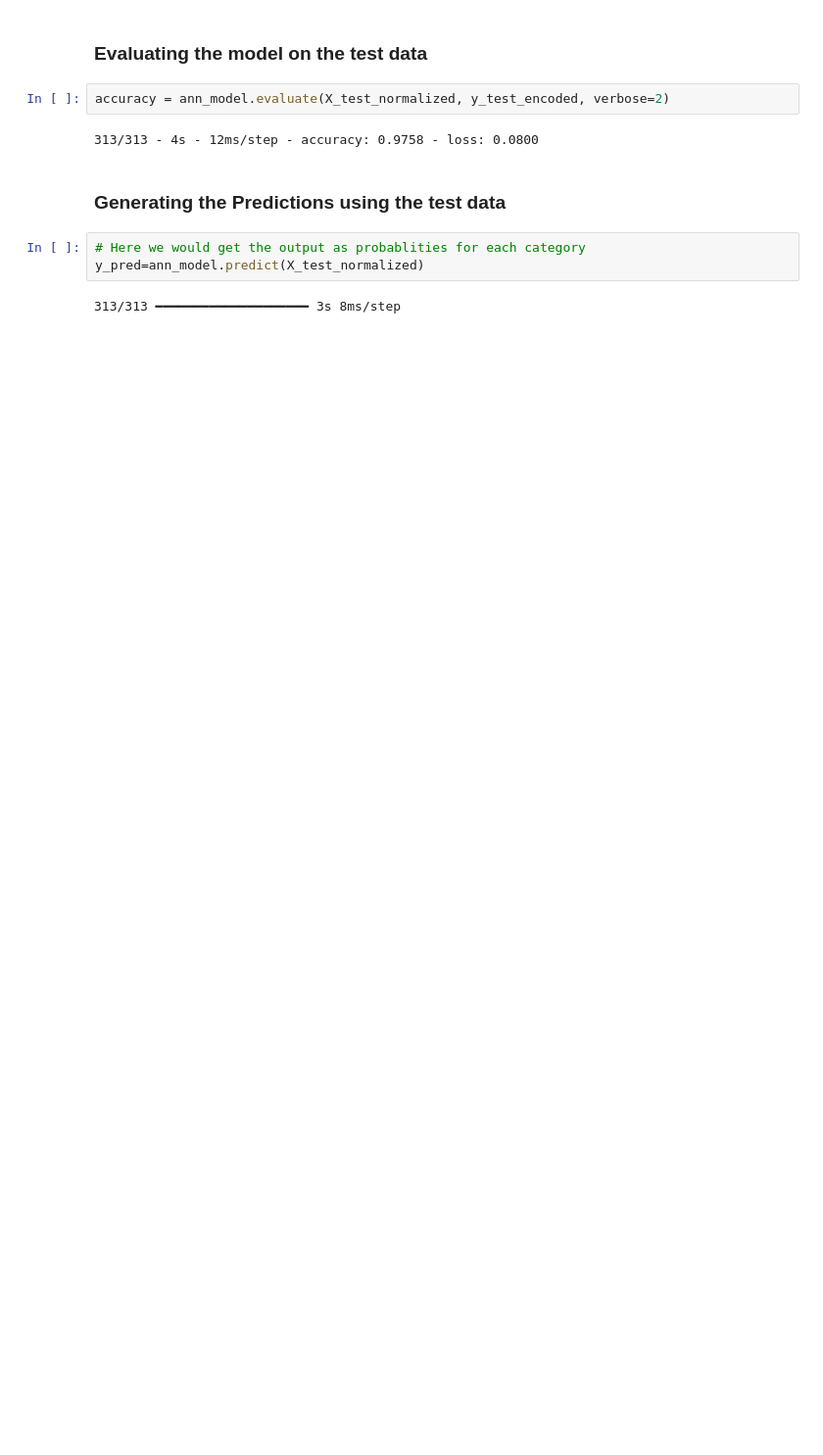
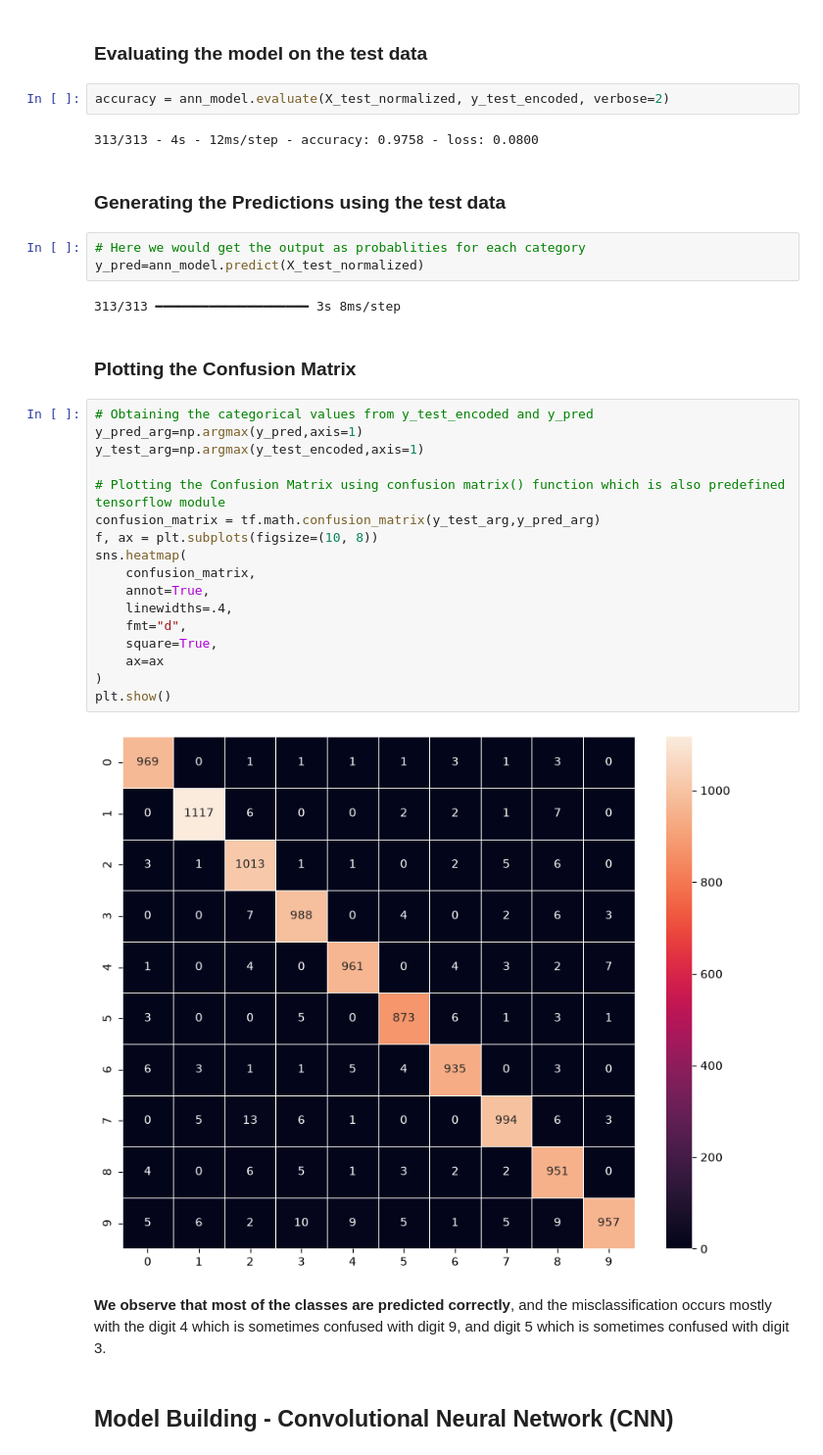
Before and after one commit to dennisumoh325/MNIST_Classification, a Jupyter notebook: MNIST_Image_Classification.ipynb, the cells around one changed output. Shown at 98% size. Drawn from its saved outputs; the diff is of its cells as text; blank space fills up the shorter version.

Commit message:
confusion matrix

```diff
--- a/MNIST_Image_Classification.ipynb
+++ b/MNIST_Image_Classification.ipynb
@@ -207,3 +207,28 @@ accuracy = ann_model.evaluate(X_test_normalized, y_test_encoded, verbose=2)
 y_pred=ann_model.predict(X_test_normalized)
 # %% [output]
 313/313 ━━━━━━━━━━━━━━━━━━━━ 3s 8ms/step
+# %% [markdown]
+### **Plotting the Confusion Matrix**
+# %%
+# Obtaining the categorical values from y_test_encoded and y_pred
+y_pred_arg=np.argmax(y_pred,axis=1)
+y_test_arg=np.argmax(y_test_encoded,axis=1)
+
+# Plotting the Confusion Matrix using confusion matrix() function which is also predefined tensorflow module
+confusion_matrix = tf.math.confusion_matrix(y_test_arg,y_pred_arg)
+f, ax = plt.subplots(figsize=(10, 8))
+sns.heatmap(
+    confusion_matrix,
+    annot=True,
+    linewidths=.4,
+    fmt="d",
+    square=True,
+    ax=ax
+)
+plt.show()
+# %% [output]
+[figure, added]
+# %% [markdown]
+**We observe that most of the classes are predicted correctly**, and the misclassification occurs mostly with the digit 4 which is sometimes confused with digit 9, and digit 5 which is sometimes confused with digit 3.
+# %% [markdown]
+## **Model Building - Convolutional Neural Network (CNN)**
```
